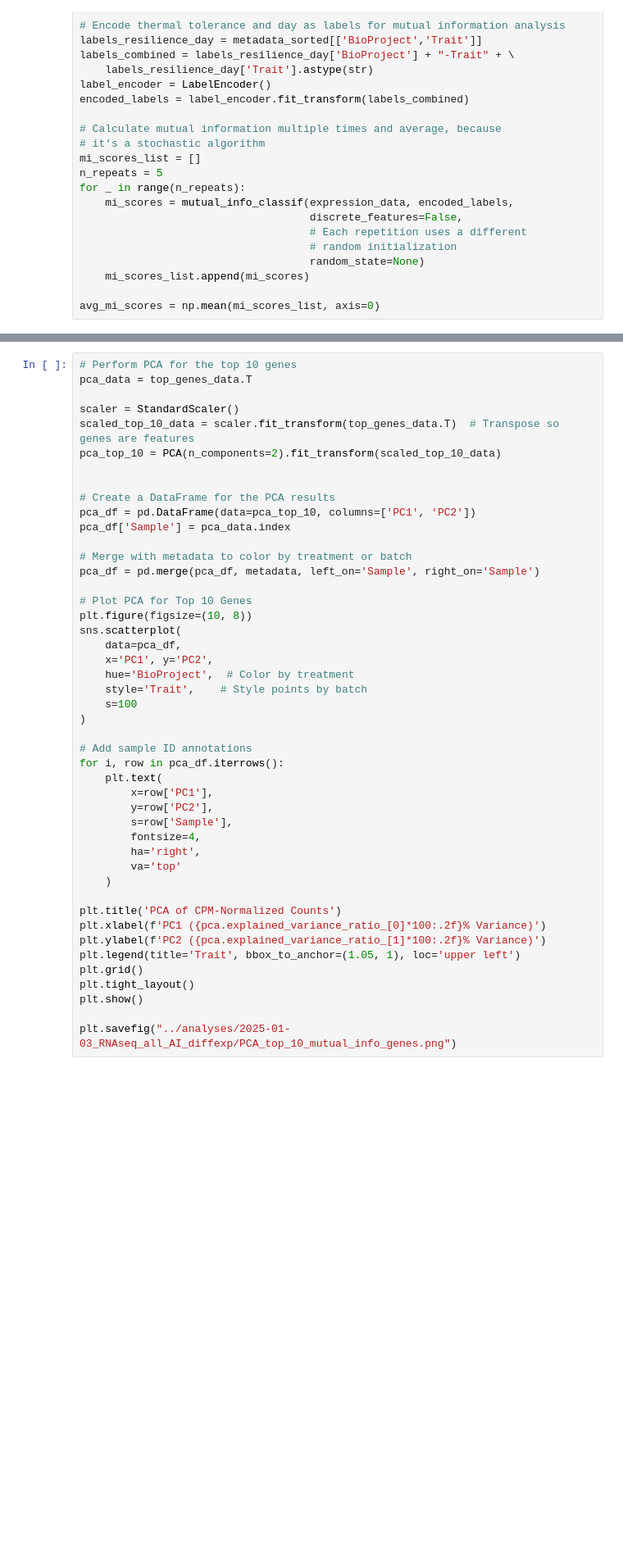
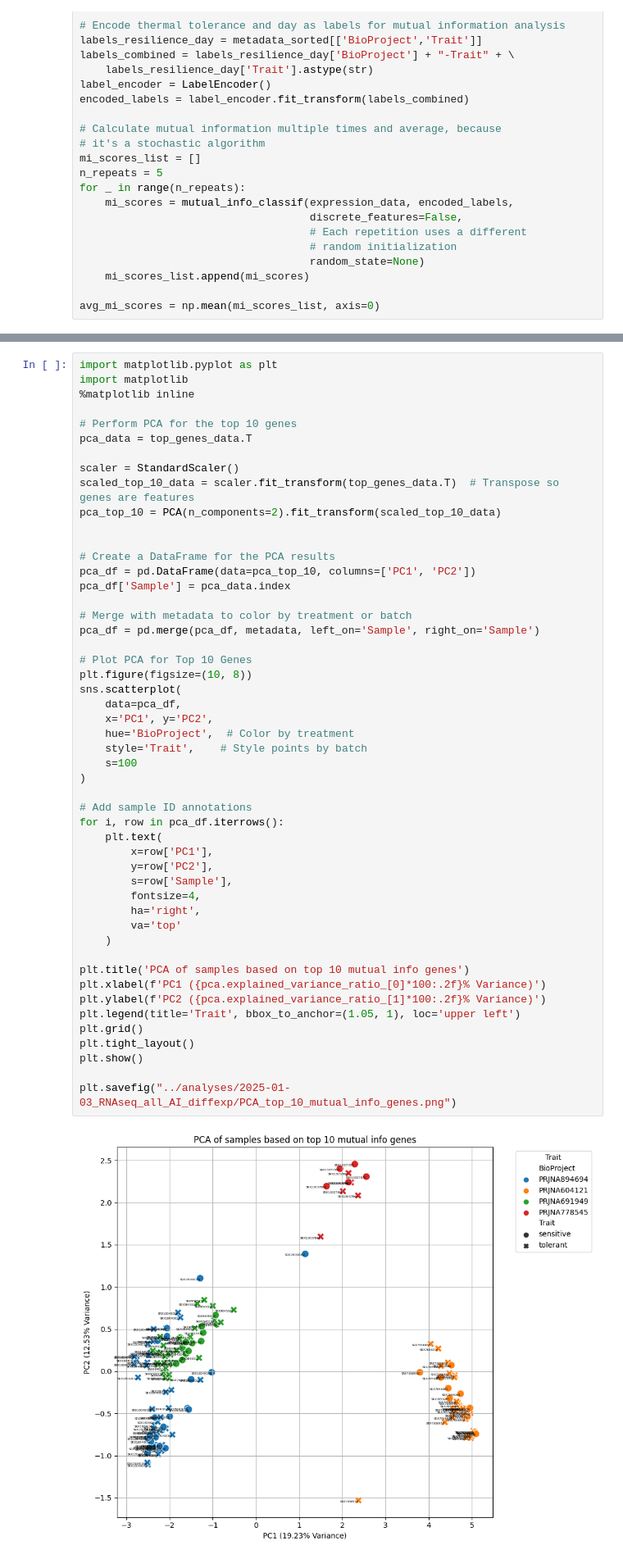
Before and after one commit to Resilience-Biomarkers-for-Aquaculture/Cvirg_Pmarinus_RNAseq, a Jupyter notebook: scripts/2025-01-03_RNAseq_all_AI_diffexp.ipynb, the cells around one changed output, grey strips where cells are left out. Shown: that part at 82% size. Cells and saved outputs as stored; diff of their text form; blank space fills up the shorter version.

Commit message:
print last plot inline

```diff
--- a/scripts/2025-01-03_RNAseq_all_AI_diffexp.ipynb
+++ b/scripts/2025-01-03_RNAseq_all_AI_diffexp.ipynb
@@ -495,5 +495,9 @@ top_genes_data.head()
 5 rows × 155 columns
 # %%
+import matplotlib.pyplot as plt
+import matplotlib
+%matplotlib inline
+
 # Perform PCA for the top 10 genes
 pca_data = top_genes_data.T
 
@@ -511,31 +515,33 @@ pca_df = pd.merge(pca_df, metadata, left_on='Sample', right_on='Sample')
 
 # Plot PCA for Top 10 Genes
 plt.figure(figsize=(10, 8))
 sns.scatterplot(
     data=pca_df,
     x='PC1', y='PC2',
     hue='BioProject',  # Color by treatment
     style='Trait',    # Style points by batch
     s=100
 )
 
 # Add sample ID annotations
 for i, row in pca_df.iterrows():
     plt.text(
         x=row['PC1'],
         y=row['PC2'],
         s=row['Sample'],
         fontsize=4,
         ha='right',
         va='top'
     )
 
-plt.title('PCA of CPM-Normalized Counts')
+plt.title('PCA of samples based on top 10 mutual info genes')
 plt.xlabel(f'PC1 ({pca.explained_variance_ratio_[0]*100:.2f}% Variance)')
 plt.ylabel(f'PC2 ({pca.explained_variance_ratio_[1]*100:.2f}% Variance)')
 plt.legend(title='Trait', bbox_to_anchor=(1.05, 1), loc='upper left')
 plt.grid()
 plt.tight_layout()
 plt.show()
 
 plt.savefig("../analyses/2025-01-03_RNAseq_all_AI_diffexp/PCA_top_10_mutual_info_genes.png")
+# %% [output]
+[figure, added]
```
Also changed, not shown: parts of 11 cells of this notebook, 1 other file.
